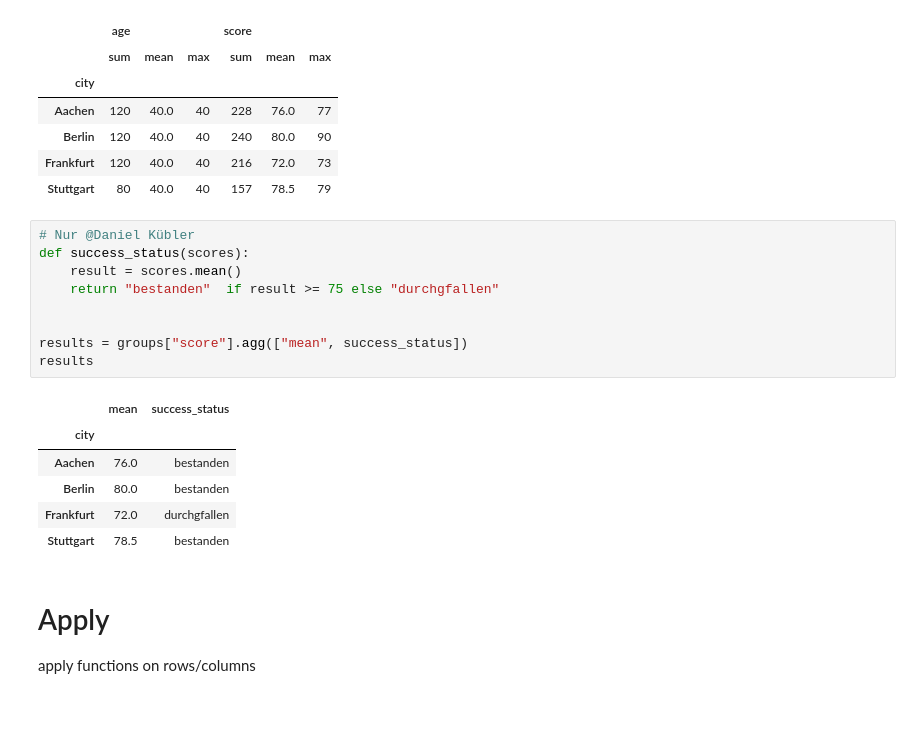
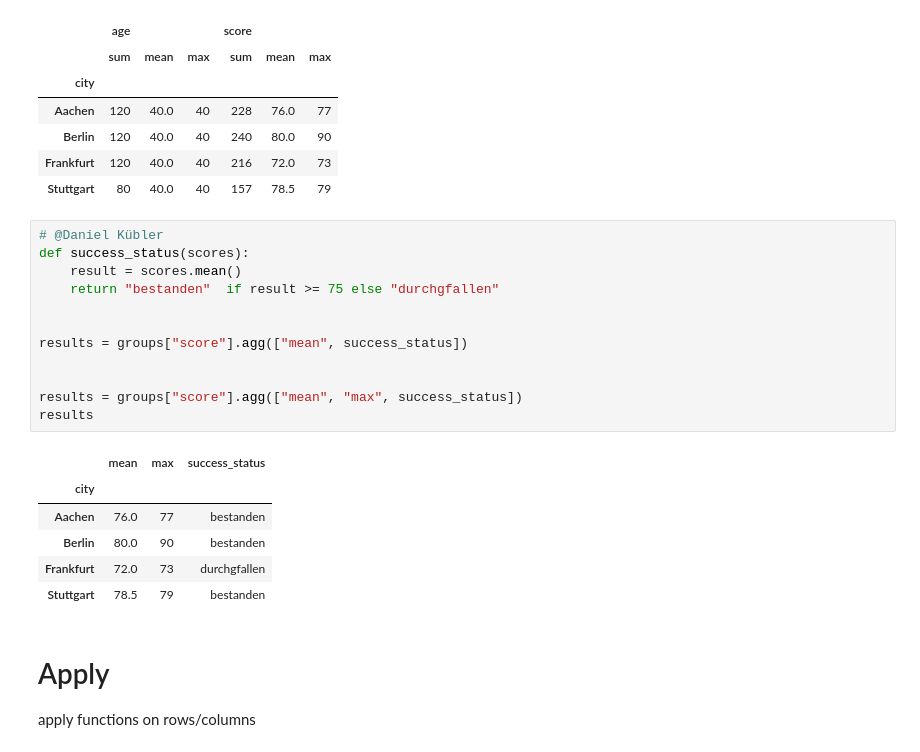
Before and after one commit to rbiotblbk/ML, a Jupyter notebook: 03_Pandas/01_Pandas_Intro.ipynb, the cells around one changed output. Saved outputs shown, nothing was run; the diff lists cells and outputs as text; blank space fills up the shorter version.

```diff
--- a/03_Pandas/01_Pandas_Intro.ipynb
+++ b/03_Pandas/01_Pandas_Intro.ipynb
@@ -1175,21 +1290,24 @@ results
 | Frankfurt | 120 | 40.0 | 40 | 216 | 72.0 | 73 |
 | Stuttgart | 80 | 40.0 | 40 | 157 | 78.5 | 79 |
 # %%
-# Nur @Daniel Kübler
+# @Daniel Kübler
 def success_status(scores):
     result = scores.mean()
     return "bestanden"  if result >= 75 else "durchgfallen"
 
 
 results = groups["score"].agg(["mean", success_status])
+
+
+results = groups["score"].agg(["mean", "max", success_status])
 results
 # %% [output]
-|  | mean | success_status |
-| city |  |  |
-| Aachen | 76.0 | bestanden |
-| Berlin | 80.0 | bestanden |
-| Frankfurt | 72.0 | durchgfallen |
-| Stuttgart | 78.5 | bestanden |
+|  | mean | max | success_status |
+| city |  |  |  |
+| Aachen | 76.0 | 77 | bestanden |
+| Berlin | 80.0 | 90 | bestanden |
+| Frankfurt | 72.0 | 73 | durchgfallen |
+| Stuttgart | 78.5 | 79 | bestanden |
 # %% [markdown]
 # Apply
 
```
Also changed, not shown: parts of 9 cells of this notebook.
